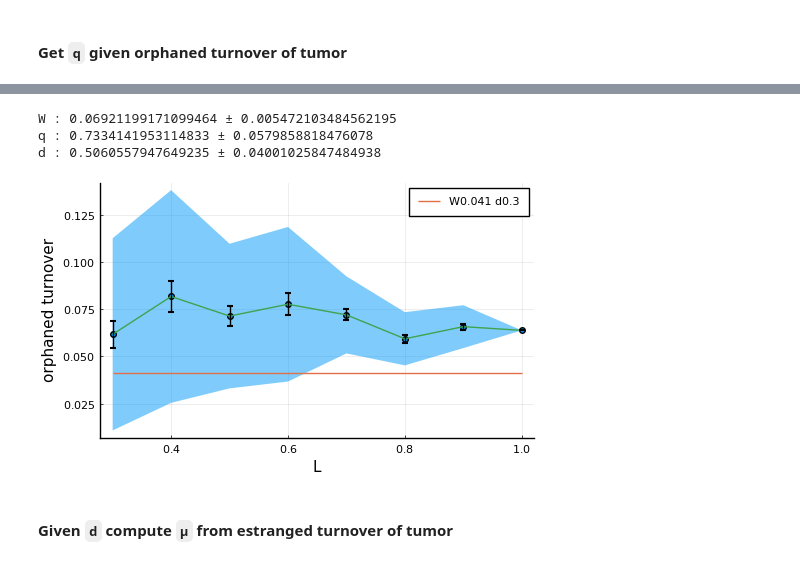
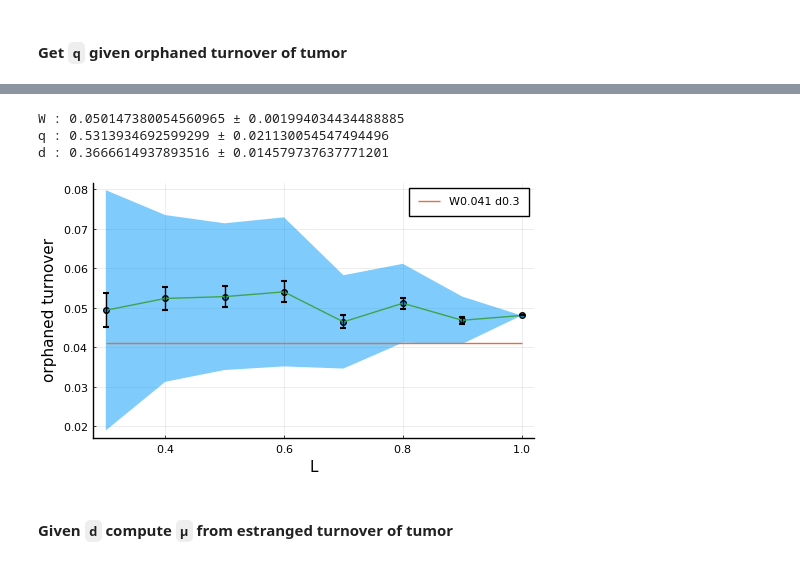
Before and after one commit to aangaji/Turnover, a Jupyter notebook: need_rework/inference_spatialdata.ipynb, the cells around one changed output, grey strips where cells are left out. Drawn from its saved outputs; the diff is of its cells as text; code cells hidden in the pictures.

```diff
--- a/inference_spatialdata.ipynb
+++ b/need_rework/inference_spatialdata.ipynb
@@ -92,36 +121,36 @@ end
 # %%
 let Ls = 0.3:0.1:1.
     orphaned_tumors = map( Ls ) do L
         [TumorGrowth.reduced_μ(orphaned_tumor, L) for _=1:reps]
     end
 
     t = map(orphaned_tumors) do set
         filter!(!isnan, map(set) do tumor
             res = orphaned_red_treeless(tumor)
             sum(res.isorphaned)/sum(res.isgreen)
-        end )
+                end ) |> mes2theory_orphaned
     end
 
     qvals = map(t) do Ws
             2*log(Nthresh).*Ws
         end
 
     global d, b, Nthresh
     p = scatter(Ls, mean.(t), ribbon=std.(t), lab="", xlab=:L, ylab="orphaned turnover", size=(500,300))
     plot!(Ls, L-> W_orphaned(d/b; N=Nthresh),
         lab="W$(round(W_orphaned(d/b; N=Nthresh),digits=3)) d$d" )
     plot!(Ls, mean.(t), yerror=std.(t)./sqrt.(length.(t)), lab="" )
 
     println("W : ", mean(mean.(t)), " ± ", 1.96*std(mean.(t))/sqrt(length(t)) )
     println("q : ", mean(mean.(qvals)), " ± ", 1.96*std(mean.(qvals))/sqrt(length(t)) )
     println("d : ", mean(mean.(qvals))*b, " ± ", 1.96*std(mean.(qvals))/sqrt(length(t)) * b )
     p
 end
 # %% [output]
-W : 0.06921199171099464 ± 0.005472103484562195
-q : 0.7334141953114833 ± 0.0579858818476078
-d : 0.5060557947649235 ± 0.04001025847484938
+W : 0.050147380054560965 ± 0.001994034434488885
+q : 0.5313934692599299 ± 0.021130054547494496
+d : 0.3666614937893516 ± 0.014579737637771201
-[figure, old version]
+[figure, new version]
 # %% [markdown]
 #### Given `d` compute `μ` from estranged turnover of tumor
 # %%
```
Also changed, not shown: parts of 70 cells of this notebook, 48 other files.
